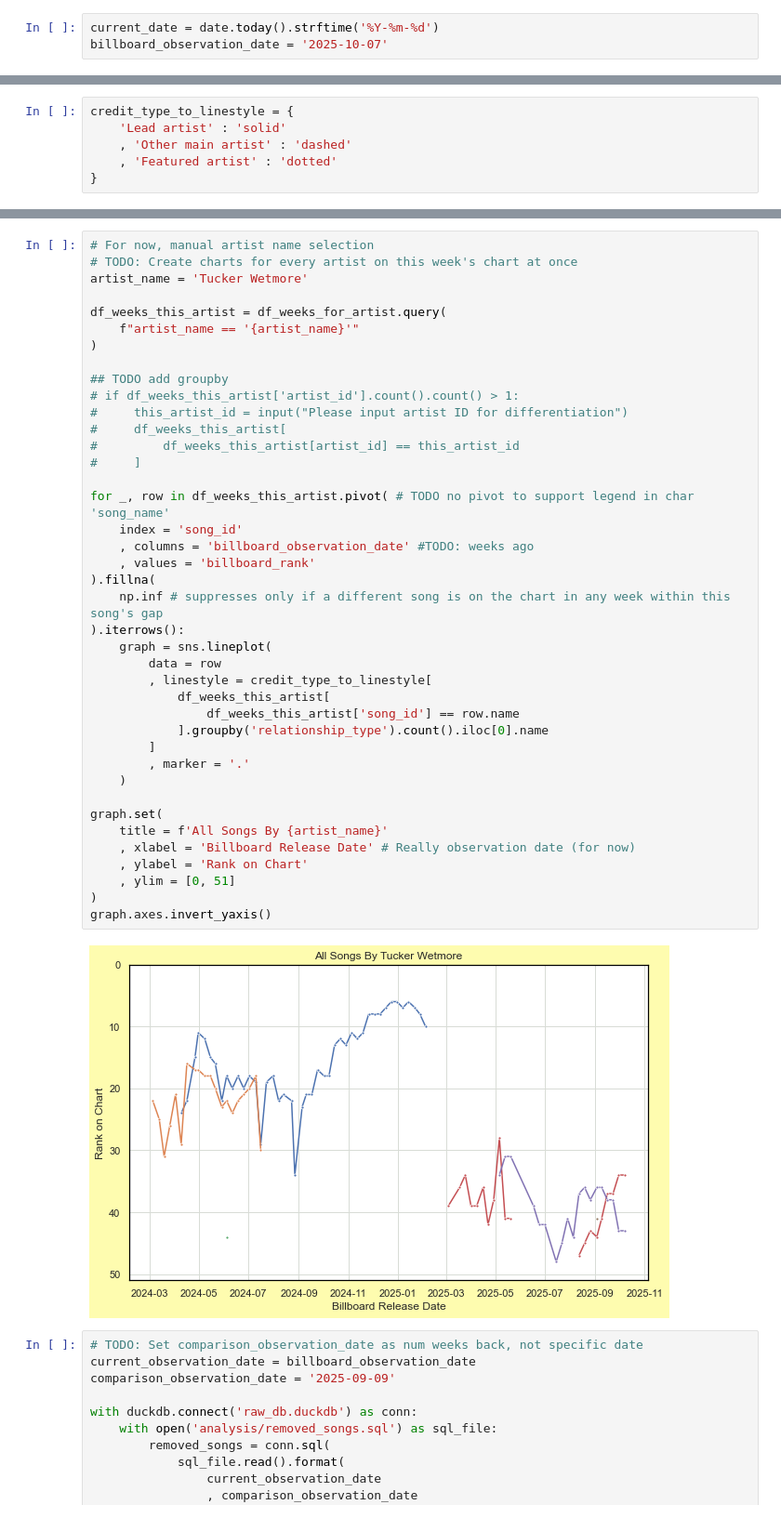
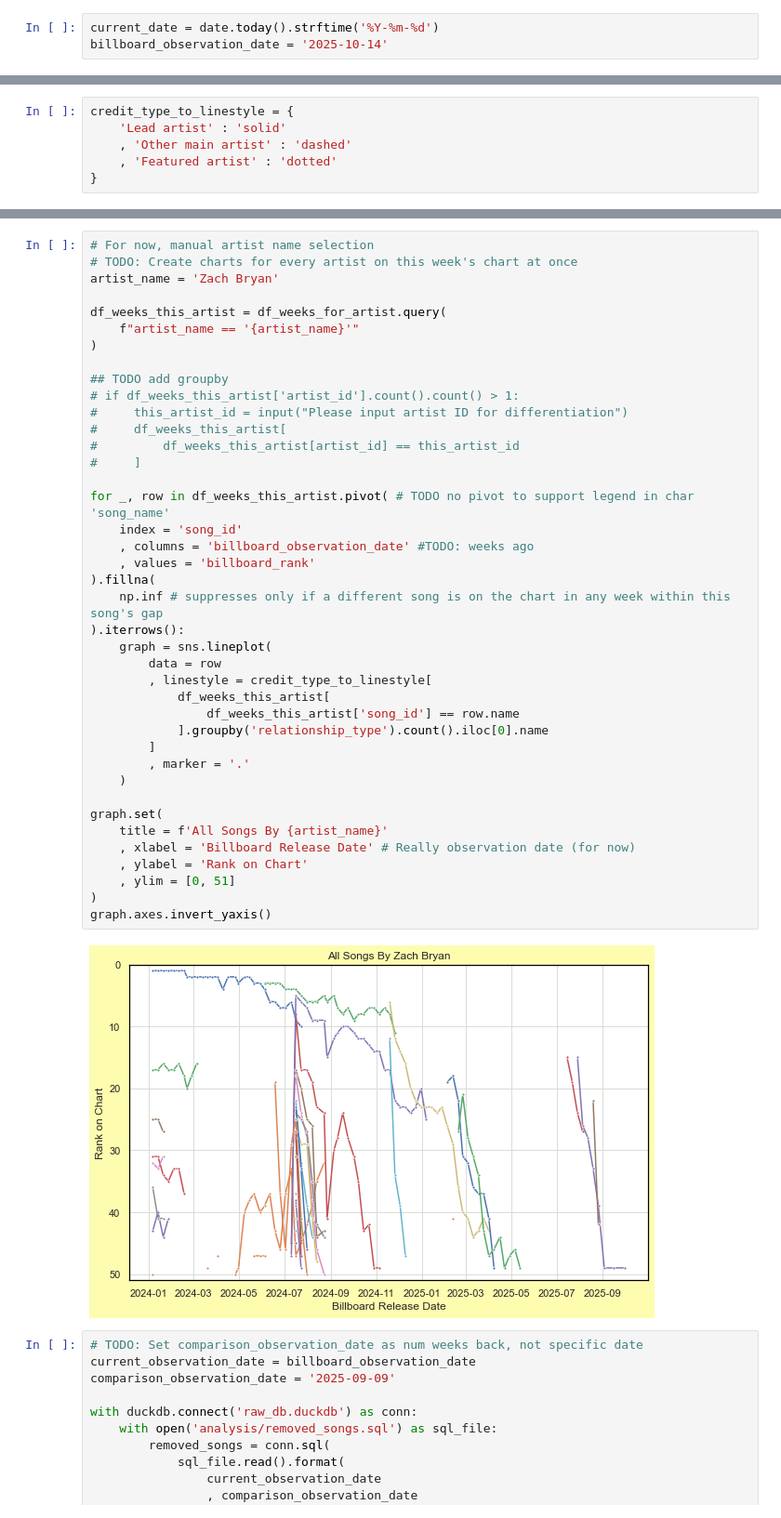
Before and after one commit to jwmanahan/billboard, a Jupyter notebook: add_new_week.ipynb, the cells around one changed output, grey strips where cells are left out. Shown at 93% size. Saved outputs shown, nothing was run; the diff lists cells and outputs as text.

```diff
--- a/add_new_week.ipynb
+++ b/add_new_week.ipynb
@@ -33,7 +36,7 @@ sns.set(
 # Change the billboard_observation_date!
 # %%
 current_date = date.today().strftime('%Y-%m-%d')
-billboard_observation_date = '2025-10-07'
+billboard_observation_date = '2025-10-14'
 # %%
 # Set up SQL connection
 %config SqlMagic.autopandas = True
@@ -788,7 +787,7 @@ Cowboy: Parmalee(111)
 # %%
 # For now, manual artist name selection
 # TODO: Create charts for every artist on this week's chart at once
-artist_name = 'Tucker Wetmore'
+artist_name = 'Zach Bryan'
 
 df_weeks_this_artist = df_weeks_for_artist.query(
     f"artist_name == '{artist_name}'"
@@ -799,34 +798,34 @@ df_weeks_this_artist = df_weeks_for_artist.query(
 #     this_artist_id = input("Please input artist ID for differentiation")
 #     df_weeks_this_artist[
 #         df_weeks_this_artist[artist_id] == this_artist_id
 #     ]
 
 for _, row in df_weeks_this_artist.pivot( # TODO no pivot to support legend in char 'song_name'
     index = 'song_id'
     , columns = 'billboard_observation_date' #TODO: weeks ago
     , values = 'billboard_rank'
 ).fillna(
     np.inf # suppresses only if a different song is on the chart in any week within this song's gap
 ).iterrows():
     graph = sns.lineplot(
         data = row
         , linestyle = credit_type_to_linestyle[
             df_weeks_this_artist[
                 df_weeks_this_artist['song_id'] == row.name
             ].groupby('relationship_type').count().iloc[0].name
         ]
         , marker = '.'
     )
 
 graph.set(
     title = f'All Songs By {artist_name}'
     , xlabel = 'Billboard Release Date' # Really observation date (for now)
     , ylabel = 'Rank on Chart'
     , ylim = [0, 51]
 )
 graph.axes.invert_yaxis()
 # %% [output]
-[figure, old version]
+[figure, new version]
 # %%
 # TODO: Set comparison_observation_date as num weeks back, not specific date
 current_observation_date = billboard_observation_date
```
Also changed, not shown: parts of 26 cells of this notebook, 6 other files.
